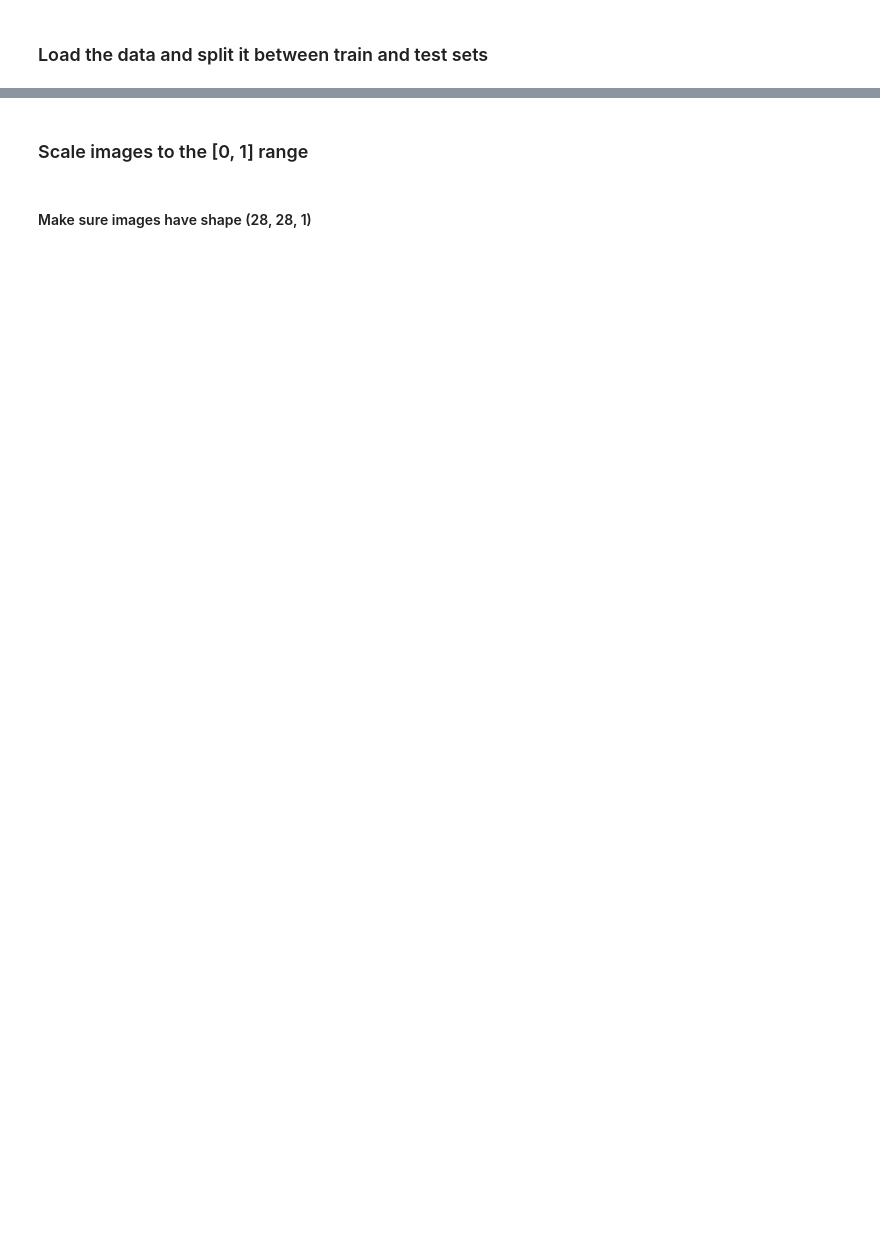
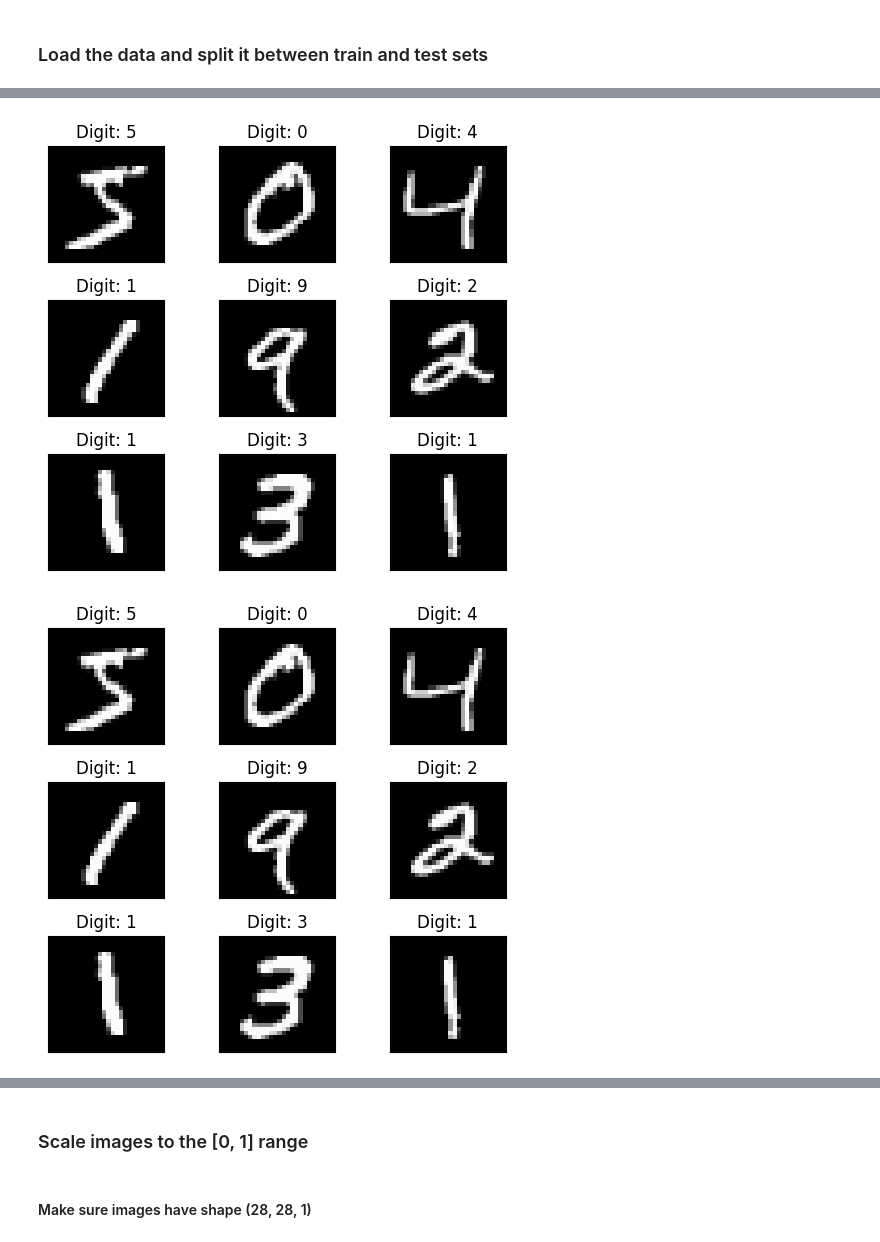
Before and after one commit to AlgorithmsAroundYou/PredictiveAINoteBooks, a Jupyter notebook: tensorflow_keras.ipynb, the cells around one changed output, grey strips where cells are left out. Saved outputs shown, nothing was run; the diff lists cells and outputs as text; code cells hidden in the pictures; blank space fills up the shorter version.

```diff
--- a/tensorflow_keras.ipynb
+++ b/tensorflow_keras.ipynb
@@ -21,13 +24,16 @@ print(keras.__version__)
 # %%
-fig = plt.figure()
+fig = plt.figure(figsize=(5,5))
 for i in range(9):
   plt.subplot(3,3,i+1)
   plt.tight_layout()
   plt.imshow(x_train[i], cmap='gray', interpolation='none')
   plt.title("Digit: {}".format(y_train[i]))
   plt.xticks([])
   plt.yticks([])
 fig
+# %% [output]
+[figure, added]
+[figure, added]
 # %%
 print("x_train shape:: ", x_train.shape)
 print("y_train shape:: ", y_train.shape)
```
Also changed, not shown: parts of 15 cells of this notebook.
